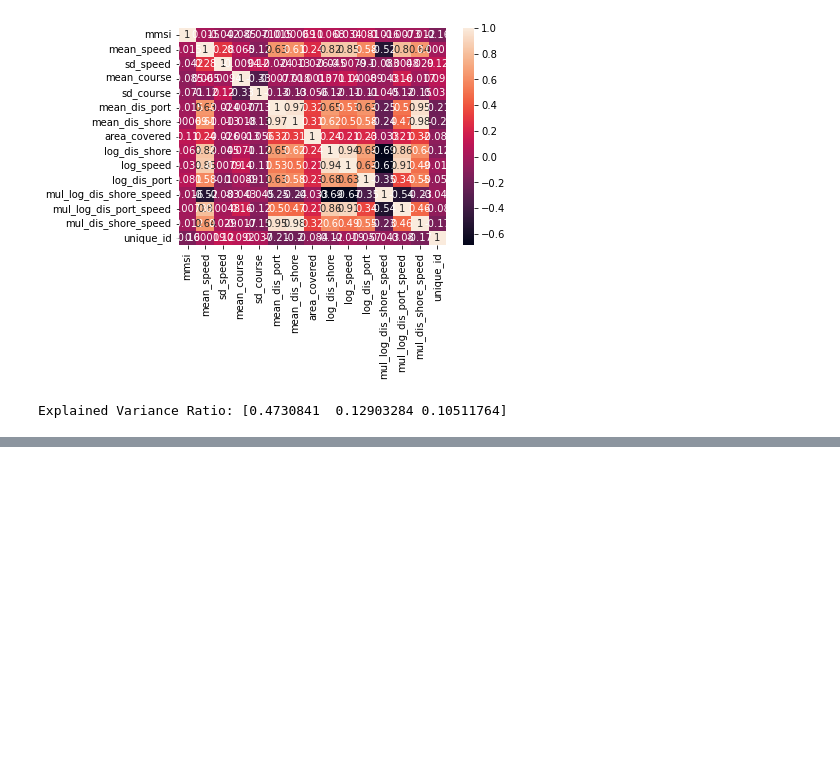
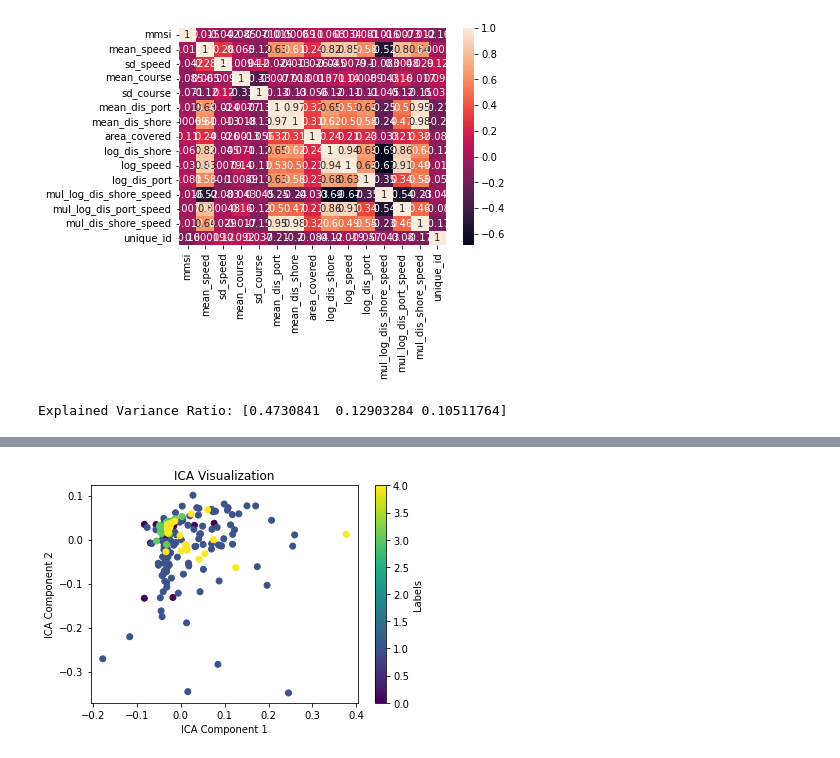
Before and after one commit to VitthalGupta/marine-enhancement, a Jupyter notebook: Codes/data_cleaning.ipynb, the cells around one changed output, grey strips where cells are left out. Cells and saved outputs as stored; diff of their text form; code cells hidden in the pictures; blank space fills up the shorter version.

```diff
--- a/Codes/data_cleaning.ipynb
+++ b/Codes/data_cleaning.ipynb
@@ -288,0 +440,39 @@ Explained Variance Ratio: [0.4730841  0.12903284 0.10511764]
+# %%
+#  Independent Component Analysis (ICA)
+
+from sklearn.decomposition import FastICA
+import matplotlib.pyplot as plt
+
+# Separating the features from the dataframe
+features = ['mean_speed', 'sd_speed', 'mean_course', 'sd_course', 'mean_dis_port', 'mean_dis_shore', 'area_covered',
+            'log_dis_shore', 'log_speed', 'log_dis_port', 'mul_log_dis_shore_speed', 'mul_log_dis_port_speed', 'mul_dis_shore_speed']
+X = df_stiched.loc[:, features].values
+
+# Separating out the target
+y = df_stiched.loc[:, ['unique_id']].values.ravel()  # Reshape y to 1D array
+
+# Applying Independent Component Analysis (ICA)
+ica = FastICA(n_components=3, random_state=42)
+ica_components = ica.fit_transform(X)
+
+# Creating a new dataframe for the ICA components
+df_ica = pd.DataFrame(data=ica_components, columns=['ICA1', 'ICA2', 'ICA3'])
+
+# Resetting the index of the df_stiched dataframe
+df_stiched_reset = df_stiched.reset_index(drop=True)
+
+# Concatenating the ICA components with the target variable
+df_ica['unique_id'] = df_stiched_reset['unique_id']
+
+# Saving the dataframe to a CSV file
+df_ica.to_csv('../Data/csv/boat_type_ica.csv', index=False)
+
+# Create a scatter plot of the ICA components
+plt.scatter(ica_components[:, 0], ica_components[:, 1], c=y, cmap='viridis')
+plt.colorbar(label='Labels')
+plt.xlabel('ICA Component 1')
+plt.ylabel('ICA Component 2')
+plt.title('ICA Visualization')
+plt.show()
+# %% [output]
+[figure, added]
```
Also changed, not shown: parts of 14 cells of this notebook, 2 other files.
